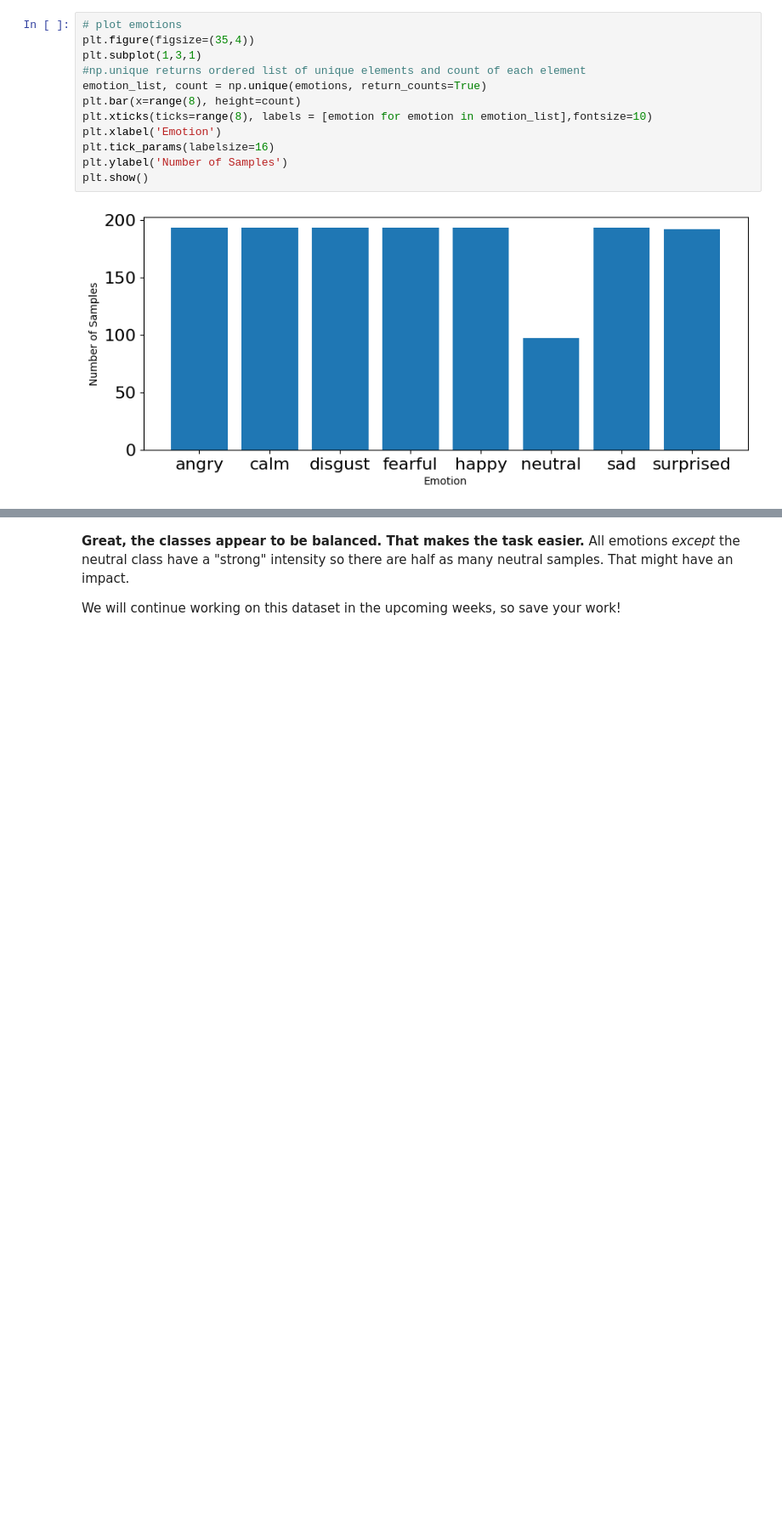
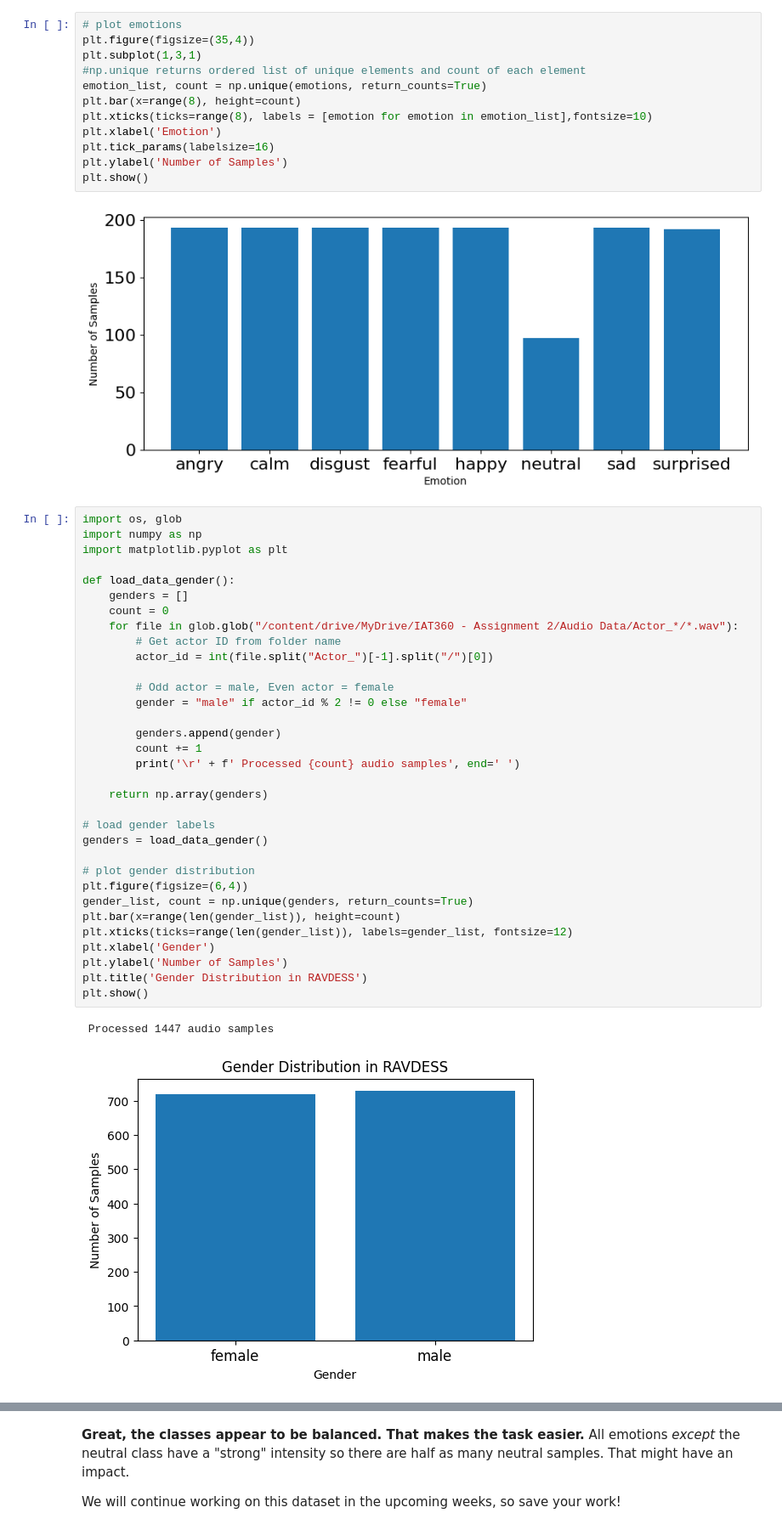
Before and after one commit to anddennn/Week2-DataPreprocessing, a Jupyter notebook: Week 2.ipynb, the cells around one changed output, grey strips where cells are left out. Shown at 85% size. Cells and saved outputs as stored; diff of their text form; blank space fills up the shorter version.

Commit message:
Added more graphs for experimentation

```diff
--- a/Week 2.ipynb
+++ b/Week 2.ipynb
@@ -714,3 +714,39 @@ plt.ylabel('Number of Samples')
 plt.show()
 # %% [output]
 [figure]
+# %%
+import os, glob
+import numpy as np
+import matplotlib.pyplot as plt
+
+def load_data_gender():
+    genders = []
+    count = 0
+    for file in glob.glob("/content/drive/MyDrive/IAT360 - Assignment 2/Audio Data/Actor_*/*.wav"):
+        # Get actor ID from folder name
+        actor_id = int(file.split("Actor_")[-1].split("/")[0])
+
+        # Odd actor = male, Even actor = female
+        gender = "male" if actor_id % 2 != 0 else "female"
+
+        genders.append(gender)
+        count += 1
+        print('\r' + f' Processed {count} audio samples', end=' ')
+
+    return np.array(genders)
+
+# load gender labels
+genders = load_data_gender()
+
+# plot gender distribution
+plt.figure(figsize=(6,4))
+gender_list, count = np.unique(genders, return_counts=True)
+plt.bar(x=range(len(gender_list)), height=count)
+plt.xticks(ticks=range(len(gender_list)), labels=gender_list, fontsize=12)
+plt.xlabel('Gender')
+plt.ylabel('Number of Samples')
+plt.title('Gender Distribution in RAVDESS')
+plt.show()
+# %% [output]
+ Processed 1447 audio samples
+[figure, added]
```
Also changed, not shown: parts of 1 cell of this notebook.
